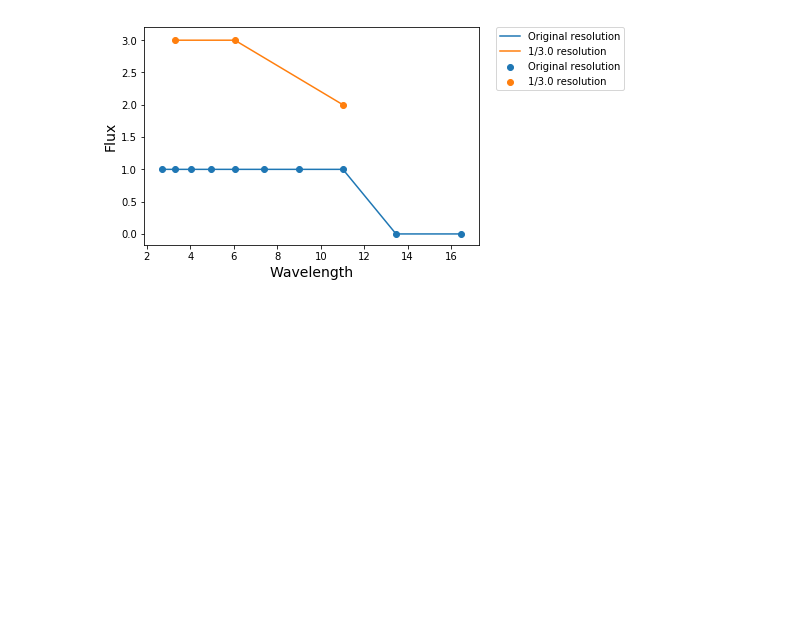
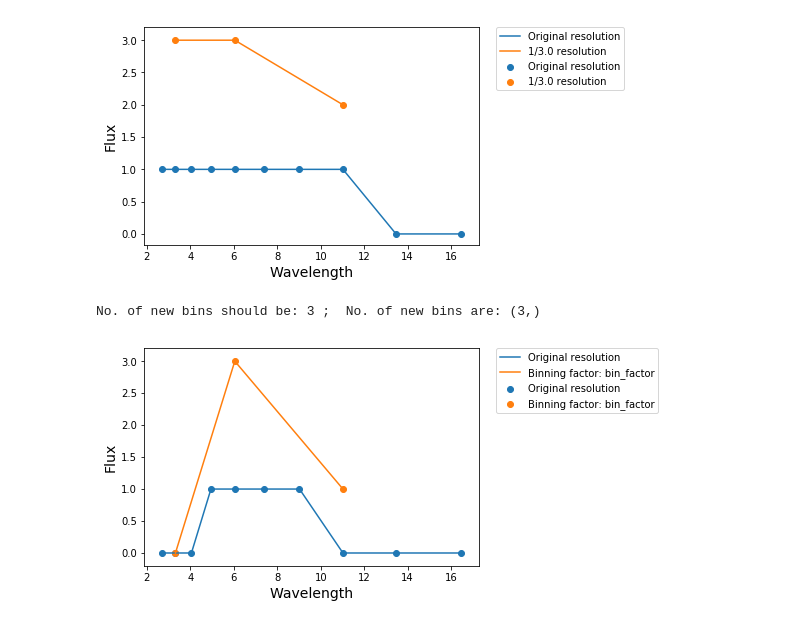
Before and after one commit to umerudel/SESNspectraPCA, a Jupyter notebook: code/test.ipynb, the cells around one changed output. Saved outputs shown, nothing was run; the diff lists cells and outputs as text; code cells hidden in the pictures; blank space fills up the shorter version.

```diff
--- a/code/test.ipynb
+++ b/code/test.ipynb
@@ -66,3 +201,26 @@ plt.legend(bbox_to_anchor=(1.05, 1), loc='upper left', borderaxespad=0.)
 No. of new bins should be: 3 ;  No. of new bins are: (3,)
 <matplotlib.legend.Legend at 0x...>
 [figure]
+# %%
+wvl = np.exp(np.arange(1., 3., 0.2))
+flux = np.ones(len(wvl))
+def testbin(wvl, flux, bin_factor, right_edge_drop_len, left_edge_drop_len):
+    flux_edge = flux
+    flux_edge[0:left_edge_drop_len] = 0
+    flux_edge[-right_edge_drop_len:-1] = 0
+    flux_edge[-1] = 0
+    new_spectrum = binspec(wvl, flux_edge, flux, bin_factor)
+    print("No. of new bins should be:", int(float(len(wvl)) / bin_factor),  ";  No. of new bins are:", new_spectrum[0].shape)
+    plt.plot(wvl, flux, label="Original resolution")
+    plt.scatter(wvl, flux, label="Original resolution")
+    plt.plot(new_spectrum[0], new_spectrum[1], label="Binning factor: bin_factor")
+    plt.scatter(new_spectrum[0], new_spectrum[1], label="Binning factor: bin_factor")
+    plt.xlabel('Wavelength', fontsize=14)
+    plt.ylabel('Flux', fontsize=14)
+    plt.legend(bbox_to_anchor=(1.05, 1), loc='upper left', borderaxespad=0.)
+    return #plot_right#, plot_left
+# %%
+testbin(wvl, flux, 3.0, 3, 3)
+# %% [output]
+No. of new bins should be: 3 ;  No. of new bins are: (3,)
+[figure, added]
```
Also changed, not shown: parts of 4 cells of this notebook.
